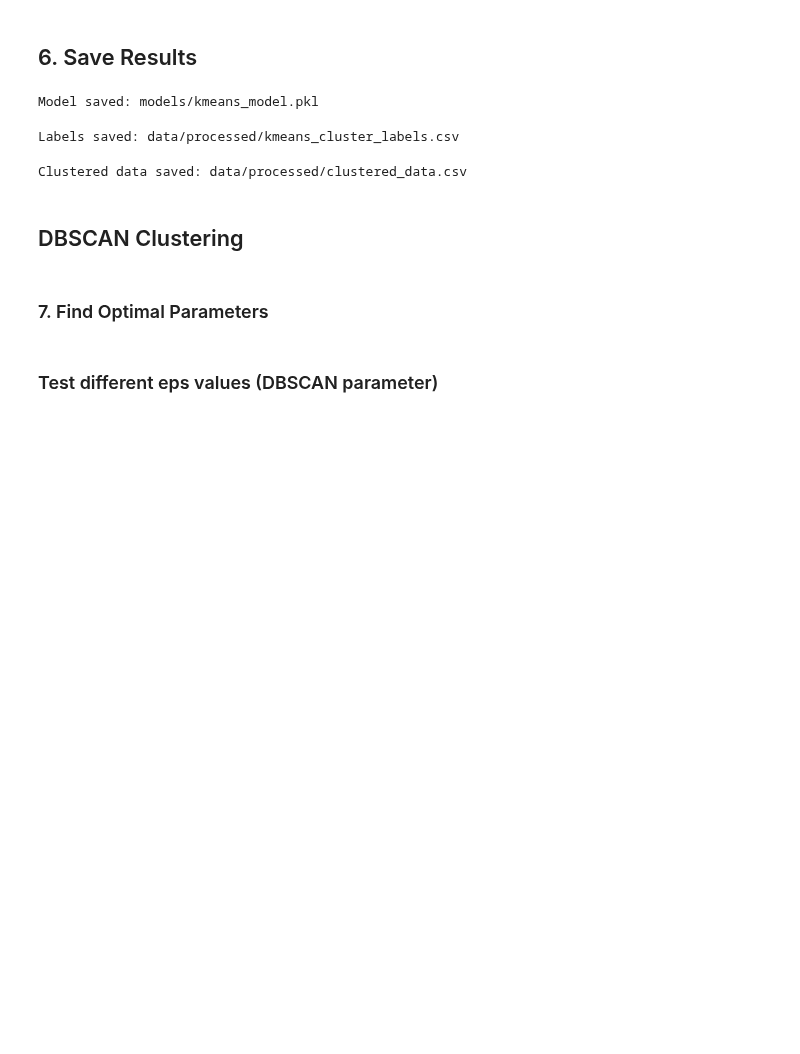
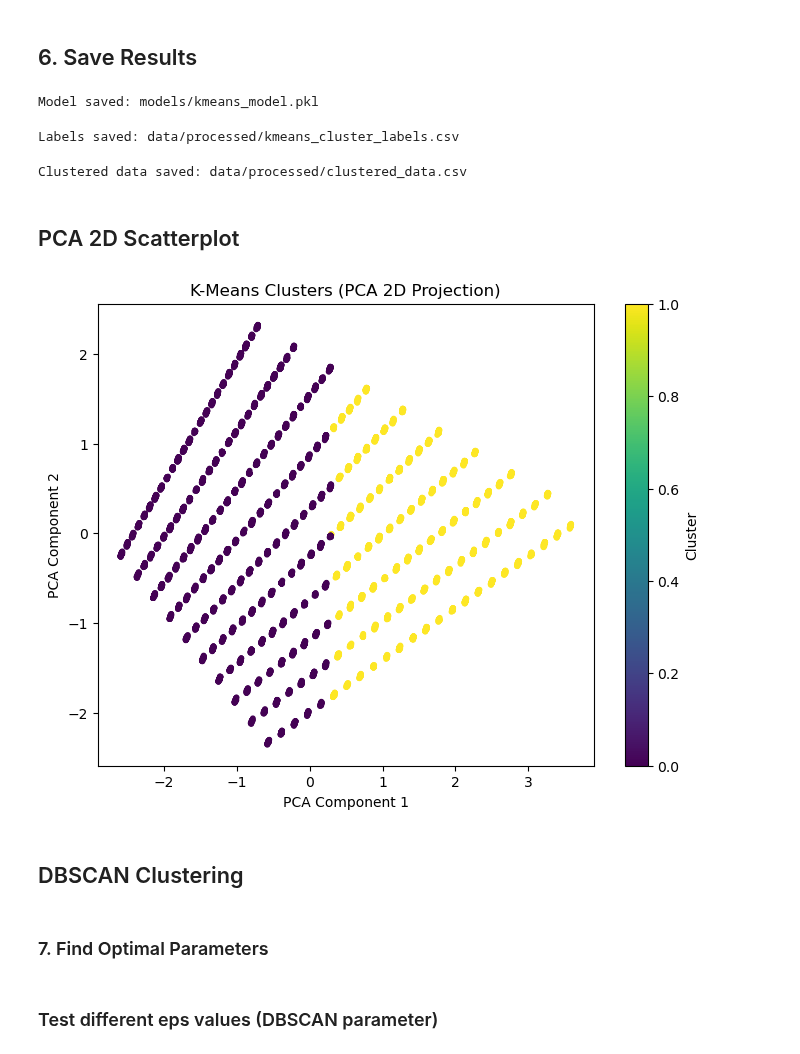
Before and after one commit to alberehap/Project-ML, a Jupyter notebook: unsupervised_models.ipynb, the cells around one changed output. Saved outputs shown, nothing was run; the diff lists cells and outputs as text; code cells hidden in the pictures; blank space fills up the shorter version.

Commit message:
K-means Scatterplot

```diff
--- a/unsupervised_models.ipynb
+++ b/unsupervised_models.ipynb
@@ -100,6 +100,26 @@ df.to_csv('data/processed/clustered_data.csv', index=False)
 print("Clustered data saved: data/processed/clustered_data.csv")
 # %% [output]
 Clustered data saved: data/processed/clustered_data.csv
+# %% [markdown]
+## PCA 2D Scatterplot
+# %%
+from sklearn.decomposition import PCA
+import matplotlib.pyplot as plt
+
+# PCA to reduce to 2D
+pca = PCA(n_components=2)
+X_pca = pca.fit_transform(X)
+
+# Scatter plot
+plt.figure(figsize=(8, 6))
+scatter = plt.scatter(X_pca[:, 0], X_pca[:, 1], c=cluster_labels, cmap='viridis', s=10)
+plt.colorbar(scatter, label='Cluster')
+plt.title("K-Means Clusters (PCA 2D Projection)")
+plt.xlabel("PCA Component 1")
+plt.ylabel("PCA Component 2")
+plt.show()
+# %% [output]
+[figure, added]
 # %% [markdown]
 ## DBSCAN Clustering
 # %% [markdown]
```
